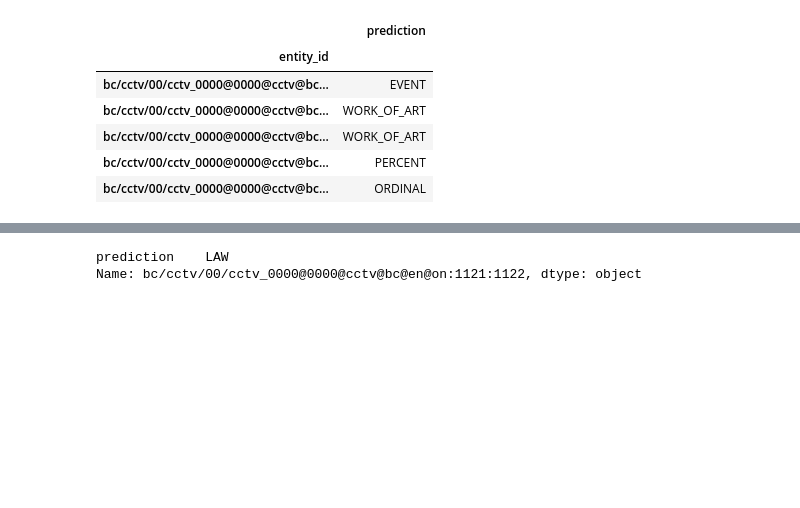
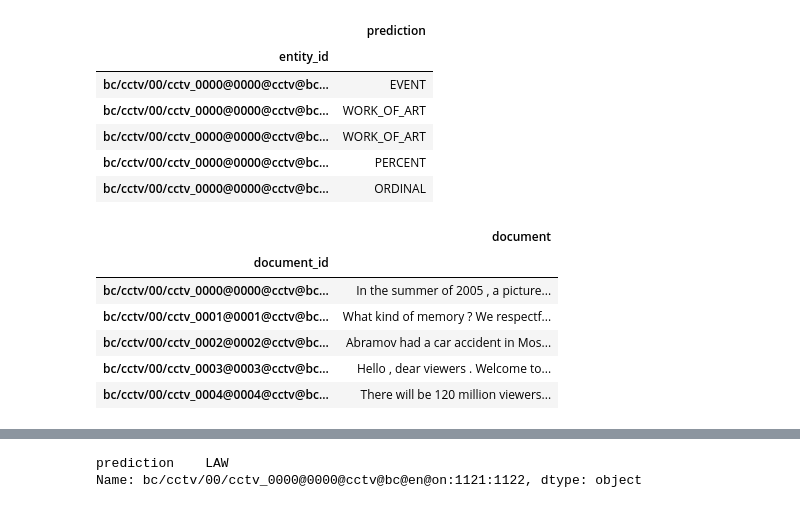
Before and after one commit to danrasband/w266-final-project, a Jupyter notebook: ontonotes_graphing/ModelEvaluation.ipynb, the cells around one changed output, grey strips where cells are left out. Saved outputs shown, nothing was run; the diff lists cells and outputs as text; code cells hidden in the pictures; blank space fills up the shorter version.

```diff
--- a/ontonotes_graphing/ModelEvaluation.ipynb
+++ b/ontonotes_graphing/ModelEvaluation.ipynb
@@ -34,3 +34,14 @@ Y_pred.head()
 | bc/cctv/00/cctv_0000@0000@cctv@bc... | WORK_OF_ART |
 | bc/cctv/00/cctv_0000@0000@cctv@bc... | PERCENT |
 | bc/cctv/00/cctv_0000@0000@cctv@bc... | ORDINAL |
+# %%
+documents = data_helper.get_documents()
+documents.head()
+# %% [output]
+|  | document |
+| document_id |  |
+| bc/cctv/00/cctv_0000@0000@cctv@bc... | In the summer of 2005 , a picture... |
+| bc/cctv/00/cctv_0001@0001@cctv@bc... | What kind of memory ? We respectf... |
+| bc/cctv/00/cctv_0002@0002@cctv@bc... | Abramov had a car accident in Mos... |
+| bc/cctv/00/cctv_0003@0003@cctv@bc... | Hello , dear viewers . Welcome to... |
+| bc/cctv/00/cctv_0004@0004@cctv@bc... | There will be 120 million viewers... |
```
Also changed, not shown: parts of 3 cells of this notebook.
